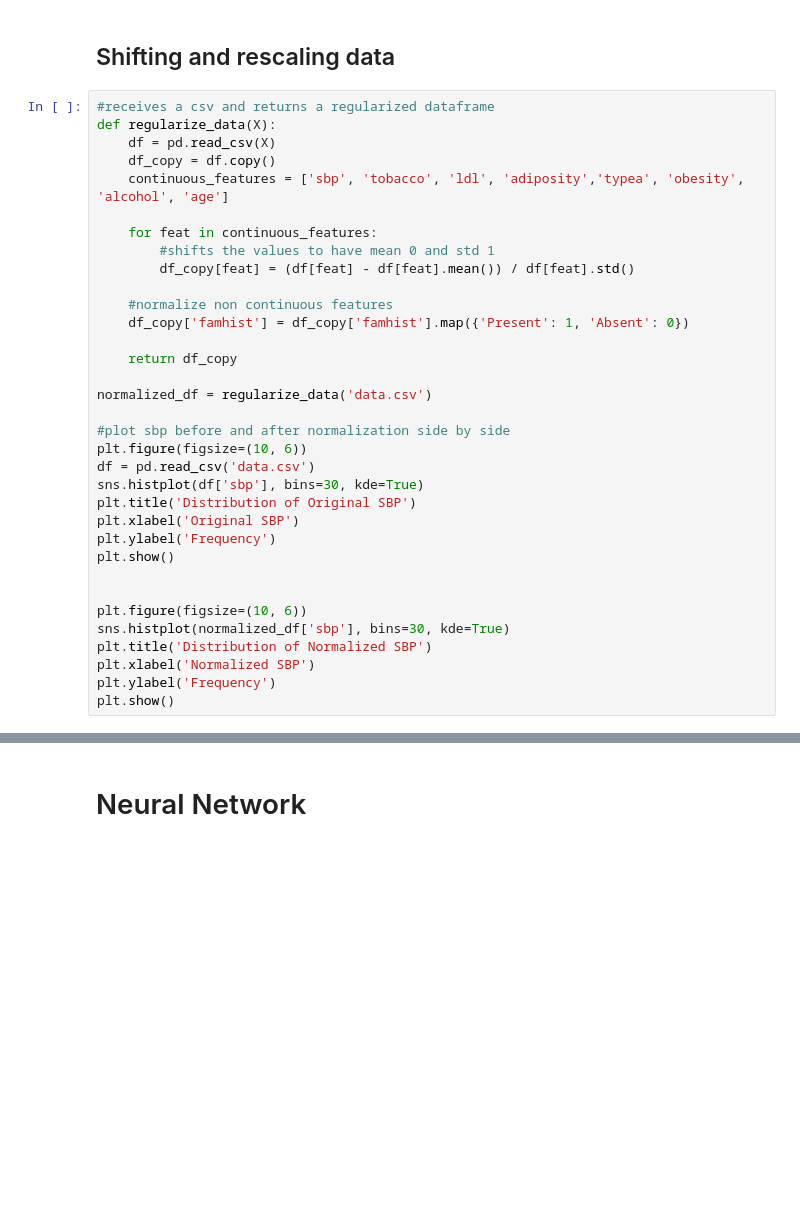
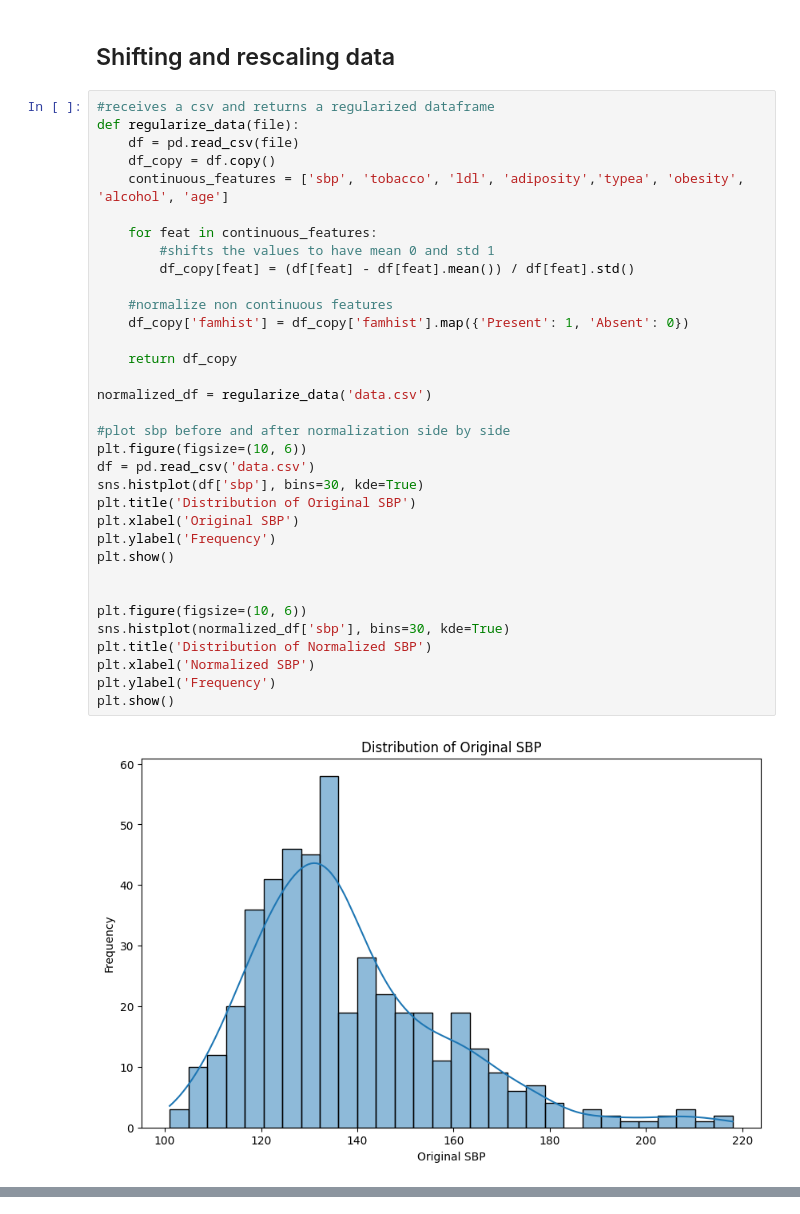
Before and after one commit to Ricardo-Parreira/P1-02452MachineLearning, a Jupyter notebook: supervised_learning.ipynb, the cells around one changed output, grey strips where cells are left out. Drawn from its saved outputs; the diff is of its cells as text; blank space fills up the shorter version.

```diff
--- a/supervised_learning.ipynb
+++ b/supervised_learning.ipynb
@@ -9,35 +17,37 @@ from sklearn.preprocessing import StandardScaler
 ## Shifting and rescaling data
 # %%
 #receives a csv and returns a regularized dataframe
-def regularize_data(X):
-    df = pd.read_csv(X)
+def regularize_data(file):
+    df = pd.read_csv(file)
     df_copy = df.copy()
     continuous_features = ['sbp', 'tobacco', 'ldl', 'adiposity','typea', 'obesity', 'alcohol', 'age']
 
     for feat in continuous_features:
         #shifts the values to have mean 0 and std 1
         df_copy[feat] = (df[feat] - df[feat].mean()) / df[feat].std()
 
     #normalize non continuous features
     df_copy['famhist'] = df_copy['famhist'].map({'Present': 1, 'Absent': 0})
 
     return df_copy
 
 normalized_df = regularize_data('data.csv')
 
 #plot sbp before and after normalization side by side
 plt.figure(figsize=(10, 6))
 df = pd.read_csv('data.csv')
 sns.histplot(df['sbp'], bins=30, kde=True)
 plt.title('Distribution of Original SBP')
 plt.xlabel('Original SBP')
 plt.ylabel('Frequency')
 plt.show()
 
 
 plt.figure(figsize=(10, 6))
 sns.histplot(normalized_df['sbp'], bins=30, kde=True)
 plt.title('Distribution of Normalized SBP')
 plt.xlabel('Normalized SBP')
 plt.ylabel('Frequency')
 plt.show()
+# %% [output]
+[figure, added]
@@ -44,2 +54,0 @@ plt.show()
-# %% [markdown]
-# Neural Network
```
Also changed, not shown: parts of 9 cells of this notebook, 4 other files.
